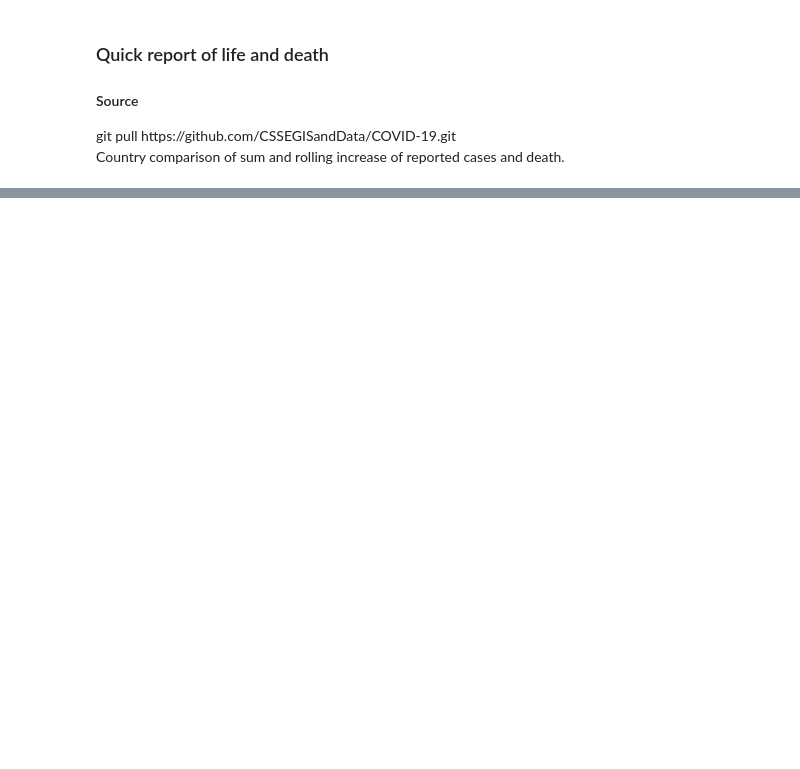
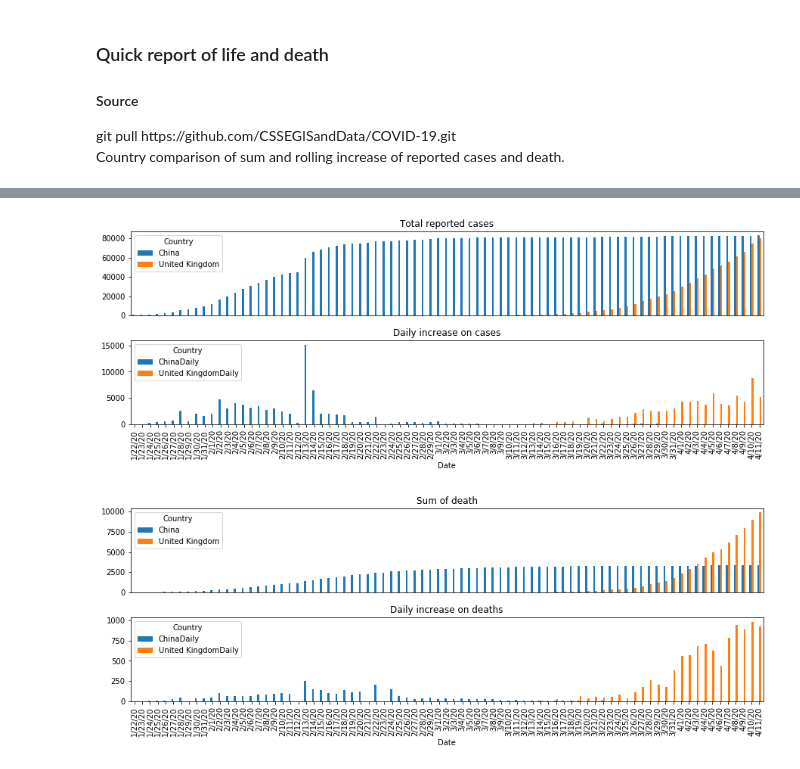
Before and after one commit to Htrismegistos/projectbuds, a Jupyter notebook: CoronaV/QuickView.ipynb, the cells around one changed output, grey strips where cells are left out. Saved outputs shown, nothing was run; the diff lists cells and outputs as text; code cells hidden in the pictures; blank space fills up the shorter version.

```diff
--- a/CoronaV/QuickView.ipynb
+++ b/CoronaV/QuickView.ipynb
@@ -62,0 +88,34 @@ Total reported Deaths/报告死亡总数
+# %%
+def plot():
+    col1 = c =[i for i in sick.columns if 'Daily' in i]
+    col2 = c =[i for i in sick.columns if 'Daily' not in i]
+    fig = plt.figure(figsize = (15,10))
+    fig.subplots_adjust(hspace=.3, wspace=.4, left=None, bottom=None, right=None, top=None)
+    ax1 = fig.add_subplot(411)
+    ax2 = fig.add_subplot(412)
+
+    sick[col2].plot(kind ='bar', title = 'Total reported cases', ax = ax1)
+    sick[col1].plot(kind ='bar', title = 'Daily increase on cases', ax = ax2)
+
+    ax1.set_xticks([])
+    ax1.set_xlabel('')
+
+    plt.show()
+
+    fig = plt.figure(figsize = (15,10))
+    fig.subplots_adjust(hspace=.3, wspace=.4, left=None, bottom=None, right=None, top=None)
+    ax3 = fig.add_subplot(4,1,3)
+    ax4 = fig.add_subplot(4,1,4)
+    dead[col2].plot(kind ='bar', title = 'Sum of death', ax = ax3)
+    dead[col1].plot(kind ='bar', title = 'Daily increase on deaths', ax = ax4)
+
+
+    ax3.set_xticks([])
+    ax3.set_xlabel('')
+    #plt.tight_layout()
+    plt.show()
+# %%
+plot()
+# %% [output]
+[figure, added]
+[figure, added]
```
Also changed, not shown: parts of 13 cells of this notebook, 2 other files.
